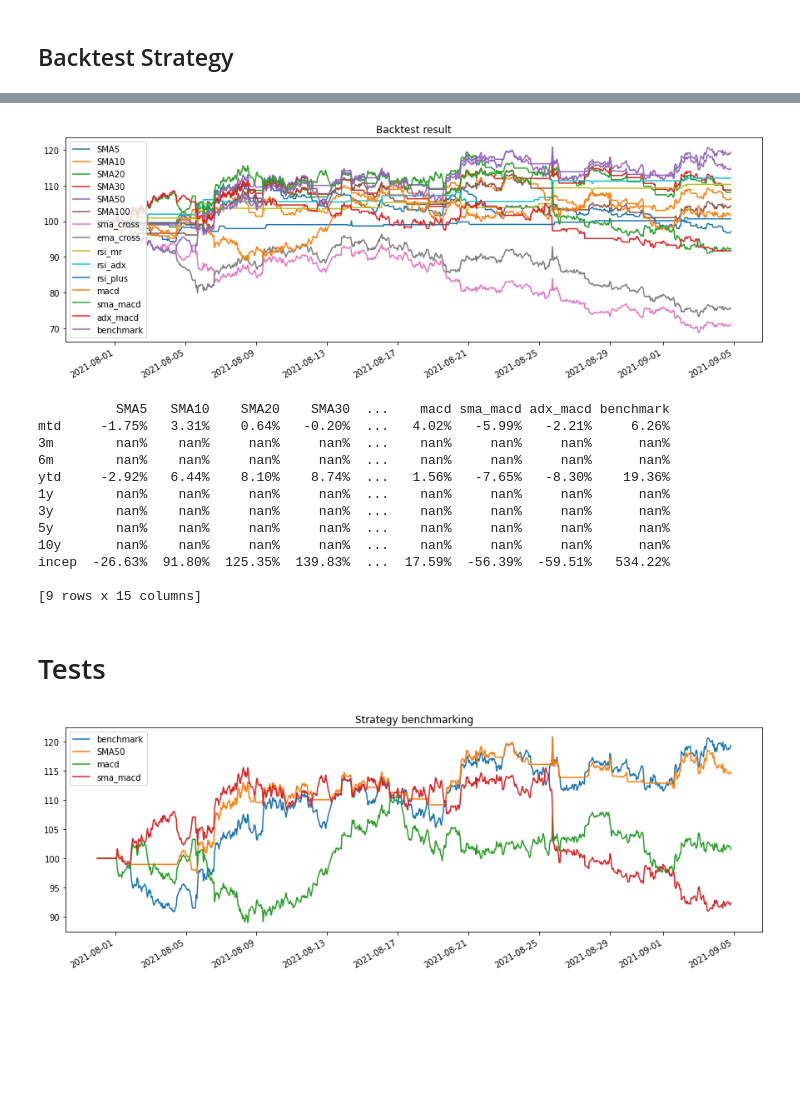
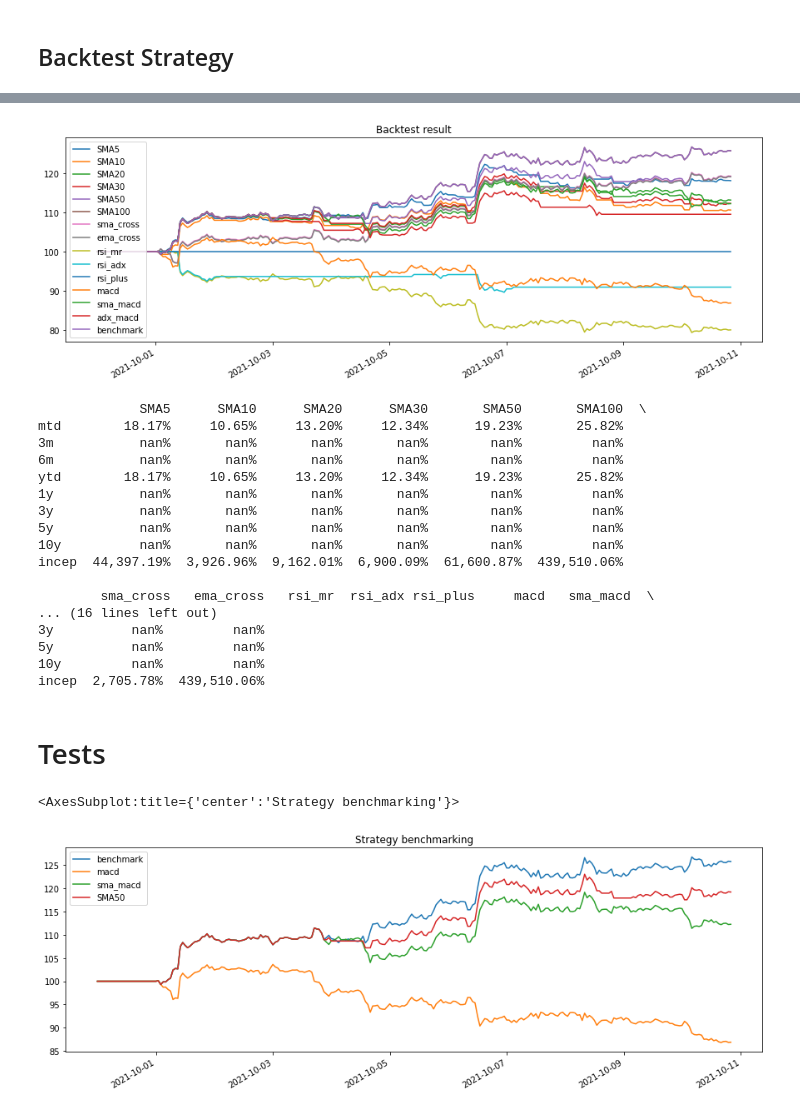
Before and after one commit to evandroagnes/cryptocurrencies-trading, a Jupyter notebook: cryptocurrencies_analysis.ipynb, the cells around one changed output, grey strips where cells are left out. Cells and saved outputs as stored; diff of their text form; code cells hidden in the pictures; blank space fills up the shorter version.

```diff
--- a/cryptocurrencies_analysis.ipynb
+++ b/cryptocurrencies_analysis.ipynb
@@ -25,7 +28,7 @@ strategy_interval = '1H'
 
 # date to start/end analysis
 # Use '' for not to limit the data
-dt_start_analysis = '2021-8-1'
+dt_start_analysis = '2021-10-1'
 dt_end_analysis = ''
 # %%
 from binance_utils import init
@@ -234,7 +237,8 @@ bt_ema_cross = signal_strategy(price_data.copy(), signal, 'ema_cross')
 from strategy_utils import get_rsi_signal
 from backtest_utils import signal_strategy
 
-signal = get_rsi_signal(data[['RSI']].copy())
+#signal = get_rsi_signal(data[['RSI']].copy())
+signal = get_rsi_signal(data[['RSI']].copy(), overbought_value=70, oversold_value=30)
 
 # Merge the data
 combined_df = bt.merge(signal, price_data)
@@ -256,7 +260,7 @@ plt.show()
 from strategy_utils import get_rsi_adx_signal
 from backtest_utils import signal_strategy
 
-signal = get_rsi_adx_signal(data[['RSI']].copy(), data[['ADX']])
+signal = get_rsi_adx_signal(data[['RSI']].copy(), data[['ADX']].copy(), data[['DI+']].copy(), data[['DI-']].copy(), overbought_value=70.0, oversold_value=30.0)
 
 # Merge the data
 combined_df = bt.merge(signal, price_data)
@@ -471,24 +485,29 @@ plt.show()
 lookback_returns = bt_results.display_lookback_returns()
 print(lookback_returns)
 # %% [output]
-[figure, old version]
+[figure, new version]
-          SMA5   SMA10    SMA20    SMA30  ...    macd sma_macd adx_macd benchmark
-mtd     -1.75%   3.31%    0.64%   -0.20%  ...   4.02%   -5.99%   -2.21%     6.26%
-3m        nan%    nan%     nan%     nan%  ...    nan%     nan%     nan%      nan%
-6m        nan%    nan%     nan%     nan%  ...    nan%     nan%     nan%      nan%
-ytd     -2.92%   6.44%    8.10%    8.74%  ...   1.56%   -7.65%   -8.30%    19.36%
-1y        nan%    nan%     nan%     nan%  ...    nan%     nan%     nan%      nan%
-3y        nan%    nan%     nan%     nan%  ...    nan%     nan%     nan%      nan%
-5y        nan%    nan%     nan%     nan%  ...    nan%     nan%     nan%      nan%
-10y       nan%    nan%     nan%     nan%  ...    nan%     nan%     nan%      nan%
-incep  -26.63%  91.80%  125.35%  139.83%  ...  17.59%  -56.39%  -59.51%   534.22%
+             SMA5      SMA10      SMA20      SMA30       SMA50       SMA100  \
+mtd        18.17%     10.65%     13.20%     12.34%      19.23%       25.82%
+3m           nan%       nan%       nan%       nan%        nan%         nan%
+6m           nan%       nan%       nan%       nan%        nan%         nan%
+ytd        18.17%     10.65%     13.20%     12.34%      19.23%       25.82%
+1y           nan%       nan%       nan%       nan%        nan%         nan%
+3y           nan%       nan%       nan%       nan%        nan%         nan%
+5y           nan%       nan%       nan%       nan%        nan%         nan%
+10y          nan%       nan%       nan%       nan%        nan%         nan%
+incep  44,397.19%  3,926.96%  9,162.01%  6,900.09%  61,600.87%  439,510.06%
 
-[9 rows x 15 columns]
+        sma_cross   ema_cross   rsi_mr  rsi_adx rsi_plus     macd   sma_macd  \
+... (16 lines left out)
+3y          nan%         nan%
+5y          nan%         nan%
+10y         nan%         nan%
+incep  2,705.78%  439,510.06%
 # %% [markdown]
 # Tests
 # %%
-bt_results_test = bt.run(bt_benchmark, bt_sma50, bt_macd, bt_sma_macd)
+bt_results_test = bt.run(bt_benchmark, bt_macd, bt_sma_macd, bt_sma50)
 bt_results_test.plot(title='Strategy benchmarking')
-plt.show()
 # %% [output]
+<AxesSubplot:title={'center':'Strategy benchmarking'}>
-[figure, old version]
+[figure, new version]
```
Also changed, not shown: parts of 27 cells of this notebook.
